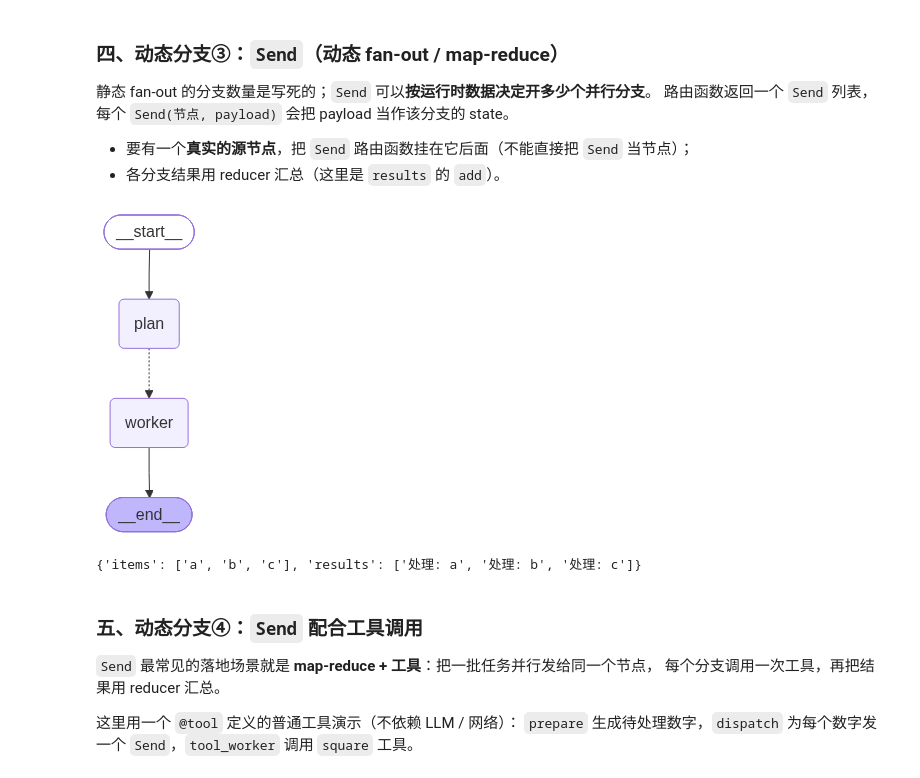
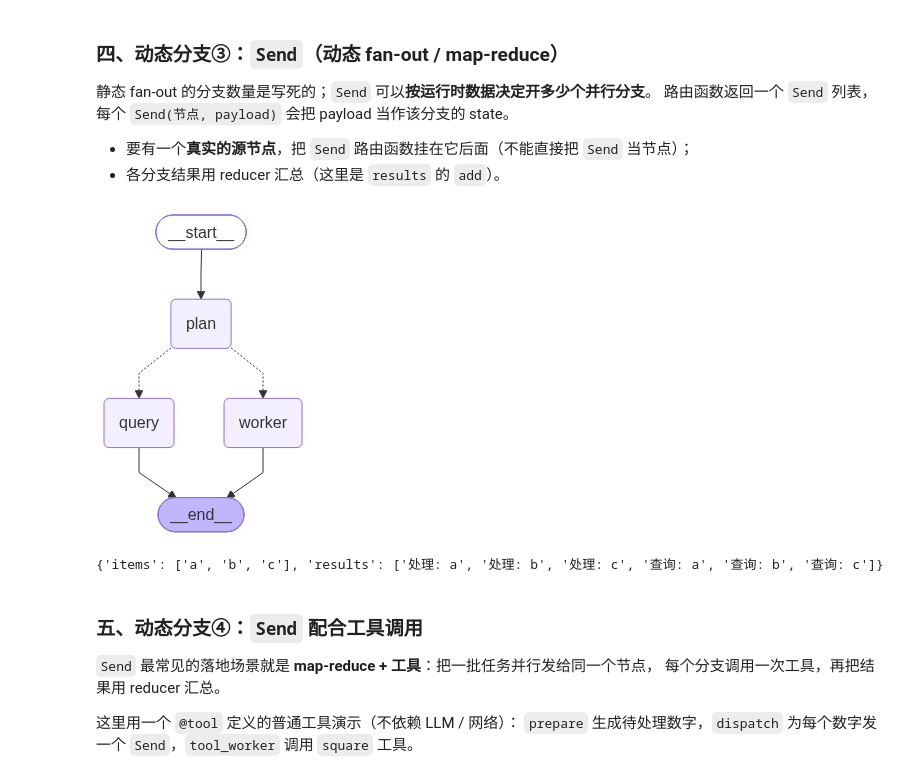
Before and after one commit to xuliji/langgraph_demo, a Jupyter notebook: chapter02/02-静态分支&动态分支.ipynb, the cells around one changed output. Drawn from its saved outputs; the diff is of its cells as text; code cells hidden in the pictures.

```diff
--- a/chapter02/02-静态分支&动态分支.ipynb
+++ b/chapter02/02-静态分支&动态分支.ipynb
@@ -198,37 +198,44 @@ print("低分:", command_graph.invoke({"logs": [], "score": 10}))
 # %%
 class MapState(TypedDict):
     items: Annotated[list[str], add]
     results: Annotated[list[str], add]
 
 
 def plan(state: MapState) -> dict:
     return {
         "items": ["a", "b", "c"],
-    }   # 真实节点：作为动态 fan-out 的源
+    }  # 真实节点：作为动态 fan-out 的源
 
 
-def dispatch(state: MapState):
+def dispatch(state: MapState) -> Sequence[Send]:
     # 有几个 item 就开几个 worker，数量由运行时决定
-    return [Send("worker", {"item": item}) for item in state["items"]]
+    return [Send("worker", {"item": item}) for item in state["items"]] + [Send("query", {"item": item}) for item in
+                                                                          state["items"]]
 
 
 def worker(state: MapState) -> dict:
     return {"results": [f"处理: {state['item']}"]}
 
 
+def query(state: MapState) -> dict:
+    return {"results": [f"查询: {state['item']}"]}
+
+
 map_builder = StateGraph(MapState)
 map_builder.add_node("plan", plan)
 map_builder.add_node("worker", worker)
-map_builder.add_conditional_edges("plan", dispatch, ["worker"])
+map_builder.add_node("query", query)
+map_builder.add_conditional_edges("plan", dispatch, {"worker": "worker", "query": "query"})
 map_builder.add_edge(START, "plan")
 map_builder.add_edge("worker", END)
+map_builder.add_edge("query", END)
 
 map_graph = map_builder.compile()
 show(map_graph)
 print(map_graph.invoke({"items": [], "results": []}))
 # %% [output]
-[figure, old version]
+[figure, new version]
-{'items': ['a', 'b', 'c'], 'results': ['处理: a', '处理: b', '处理: c']}
+{'items': ['a', 'b', 'c'], 'results': ['处理: a', '处理: b', '处理: c', '查询: a', '查询: b', '查询: c']}
 # %% [markdown]
 ### 五、动态分支④：`Send` 配合工具调用
 
```
Also changed, not shown: parts of 4 cells of this notebook.
